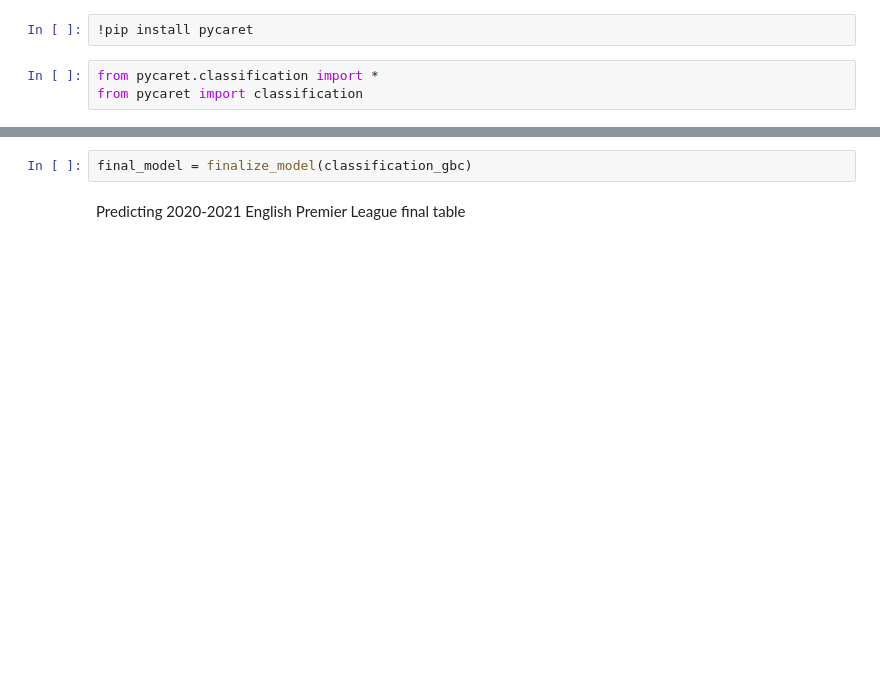
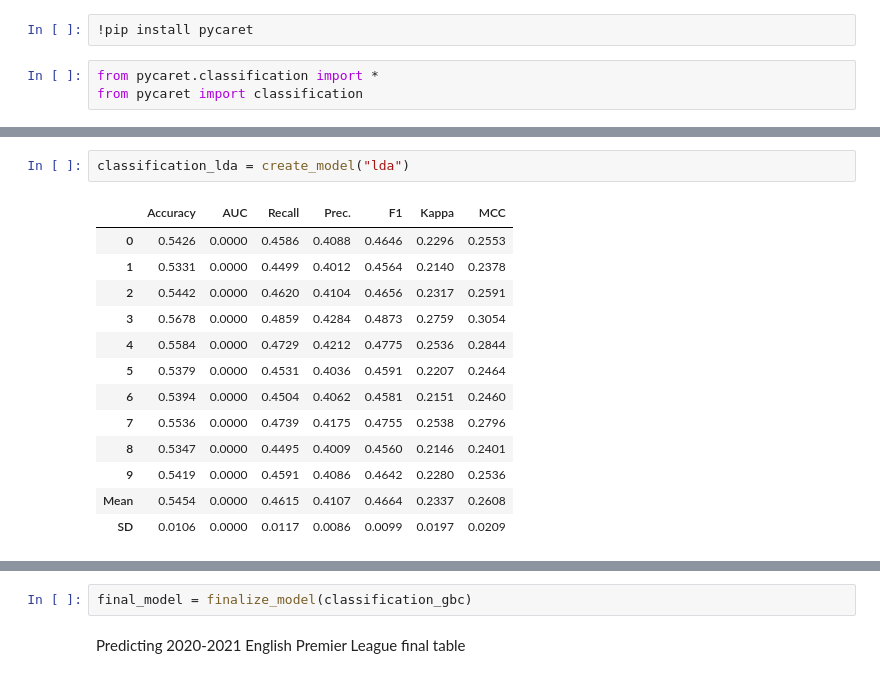
Before and after one commit to kooshaj/Fifa-Prediction-Analysis, a Jupyter notebook: FifaPredictionAnalysis_Compiled.ipynb, the cells around one changed output, grey strips where cells are left out. Saved outputs shown, nothing was run; the diff lists cells and outputs as text; blank space fills up the shorter version.

```diff
--- a/FifaPredictionAnalysis_Compiled.ipynb
+++ b/FifaPredictionAnalysis_Compiled.ipynb
@@ -1518,2 +1602,18 @@ plot_model(classification_nb, plot = 'confusion_matrix')
+# %%
+classification_lda = create_model("lda")
+# %% [output]
+|  | Accuracy | AUC | Recall | Prec. | F1 | Kappa | MCC |
+| 0 | 0.5426 | 0.0000 | 0.4586 | 0.4088 | 0.4646 | 0.2296 | 0.2553 |
+| 1 | 0.5331 | 0.0000 | 0.4499 | 0.4012 | 0.4564 | 0.2140 | 0.2378 |
+| 2 | 0.5442 | 0.0000 | 0.4620 | 0.4104 | 0.4656 | 0.2317 | 0.2591 |
+| 3 | 0.5678 | 0.0000 | 0.4859 | 0.4284 | 0.4873 | 0.2759 | 0.3054 |
+| 4 | 0.5584 | 0.0000 | 0.4729 | 0.4212 | 0.4775 | 0.2536 | 0.2844 |
+| 5 | 0.5379 | 0.0000 | 0.4531 | 0.4036 | 0.4591 | 0.2207 | 0.2464 |
+| 6 | 0.5394 | 0.0000 | 0.4504 | 0.4062 | 0.4581 | 0.2151 | 0.2460 |
+| 7 | 0.5536 | 0.0000 | 0.4739 | 0.4175 | 0.4755 | 0.2538 | 0.2796 |
+| 8 | 0.5347 | 0.0000 | 0.4495 | 0.4009 | 0.4560 | 0.2146 | 0.2401 |
+| 9 | 0.5419 | 0.0000 | 0.4591 | 0.4086 | 0.4642 | 0.2280 | 0.2536 |
+| Mean | 0.5454 | 0.0000 | 0.4615 | 0.4107 | 0.4664 | 0.2337 | 0.2608 |
+| SD | 0.0106 | 0.0000 | 0.0117 | 0.0086 | 0.0099 | 0.0197 | 0.0209 |
 # %%
 classification_qda = create_model("qda")
```
Also changed, not shown: parts of 26 cells of this notebook.
